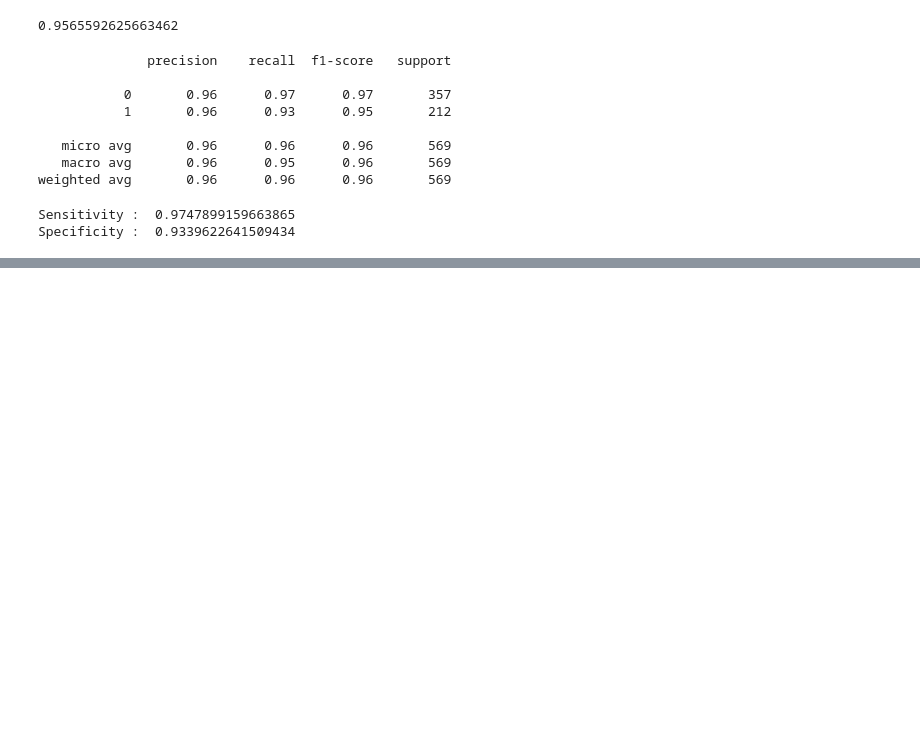
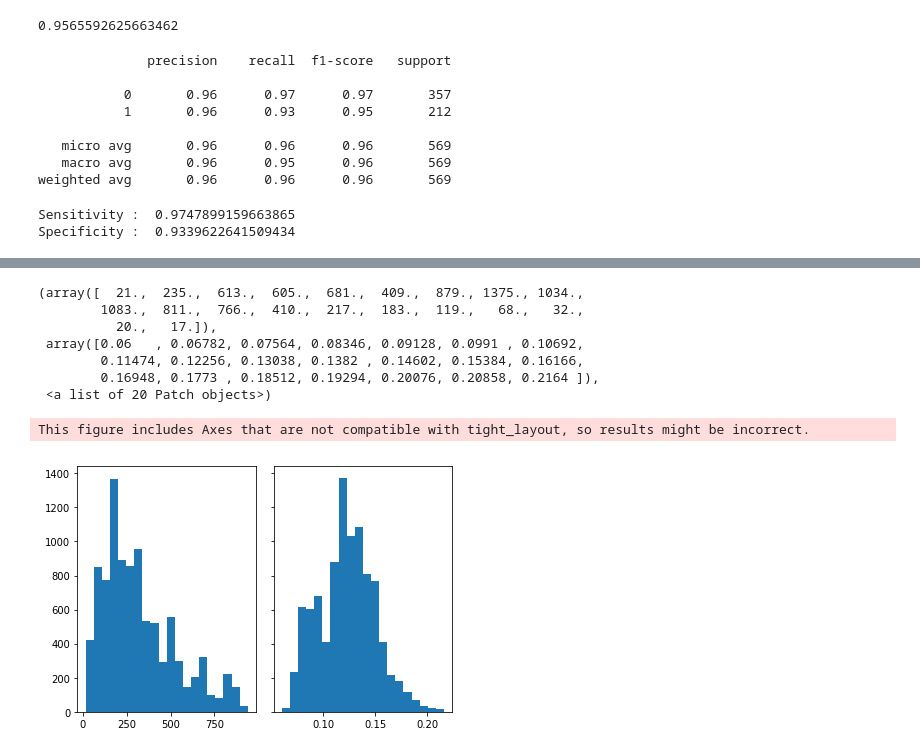
Before and after one commit to VinuthaGovindappa/PythonInColaboratory, a Jupyter notebook: Python_Day2_Training.ipynb, the cells around one changed output, grey strips where cells are left out. Drawn from its saved outputs; the diff is of its cells as text; code cells hidden in the pictures; blank space fills up the shorter version.

```diff
--- a/Python_Day2_Training.ipynb
+++ b/Python_Day2_Training.ipynb
@@ -1061,0 +1186,11 @@ Specificity :  0.9339622641509434
+# %%
+# Bar Plot for load
+
+import pandas as pd
+
+loan = pd.read_csv('loans_imputed.csv')
+
+print(loan.head())
+# df = pd.DataFrame({'purpose':loan['purpose'], 'interest':loan['int.rate']})
+ax = loan.plot.bar(x='purpose', y='int.rate', rot=0)
+# loan.plot.bar(rot=0)
@@ -1061,0 +1297,26 @@ Specificity :  0.9339622641509434
+# %%
+N_points = 100000
+n_bins = 20
+
+# Generate a normal distribution, center at x=0 and y=5
+# x = np.random.randn(N_points)
+# y = .4 * x + np.random.randn(100000) + 5
+
+x = loan['installment']
+y = loan['int.rate']
+
+fig, axs = plt.subplots(1, 2, sharey=True, tight_layout=True)
+
+# We can set the number of bins with the `bins` kwarg
+axs[0].hist(x, bins=n_bins)
+axs[1].hist(y, bins=n_bins)
+# %% [output]
+(array([  21.,  235.,  613.,  605.,  681.,  409.,  879., 1375., 1034.,
+        1083.,  811.,  766.,  410.,  217.,  183.,  119.,   68.,   32.,
+          20.,   17.]),
+ array([0.06   , 0.06782, 0.07564, 0.08346, 0.09128, 0.0991 , 0.10692,
+        0.11474, 0.12256, 0.13038, 0.1382 , 0.14602, 0.15384, 0.16166,
+        0.16948, 0.1773 , 0.18512, 0.19294, 0.20076, 0.20858, 0.2164 ]),
+ <a list of 20 Patch objects>)
+This figure includes Axes that are not compatible with tight_layout, so results might be incorrect.
+[figure, added]
```
Also changed, not shown: parts of 16 cells of this notebook.
